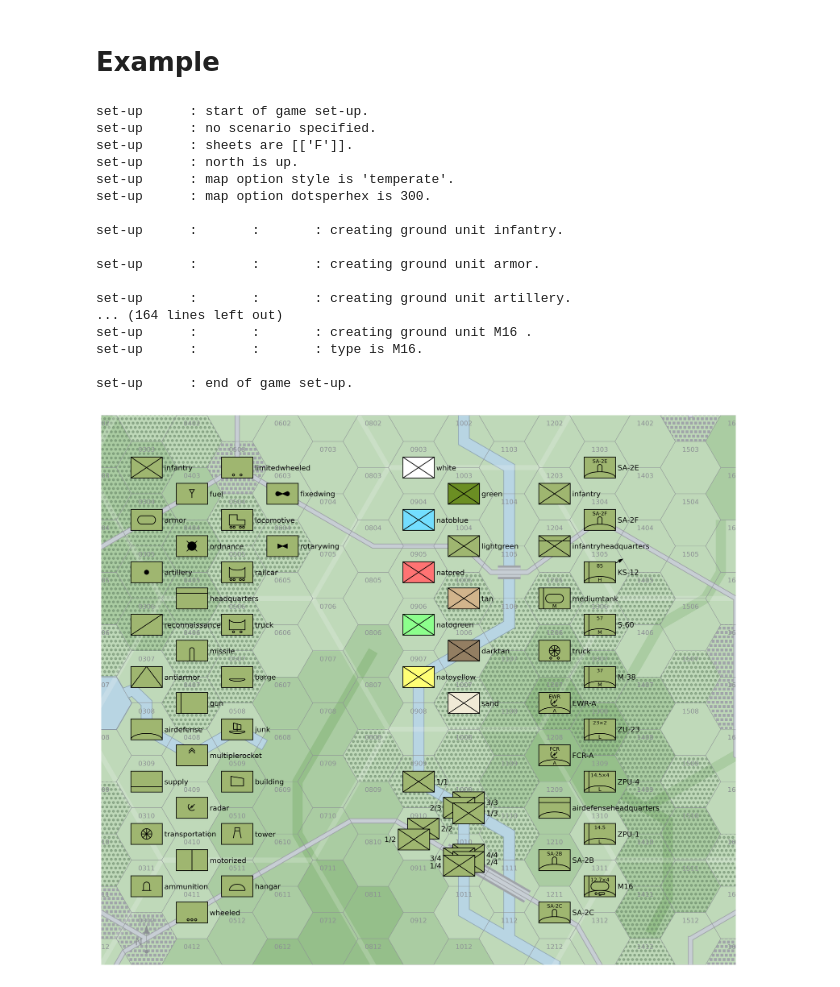
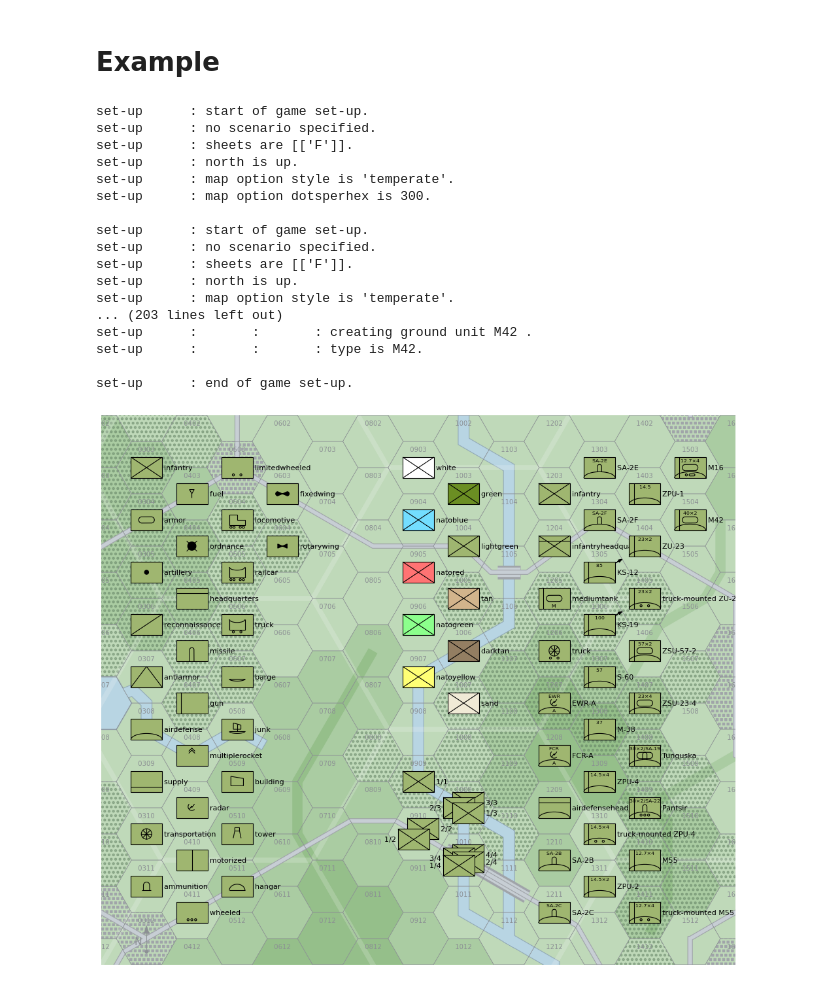
Before and after one commit to alanwatsonforster/glass, a Jupyter notebook: Ground Units.ipynb, the cells around one changed output. Drawn from its saved outputs; the diff is of its cells as text; code cells hidden in the pictures.

```diff
--- a/Ground Units.ipynb
+++ b/Ground Units.ipynb
@@ -8,6 +8,7 @@ from glass import *
 # Example
 # %%
 startgamesetup(None, sheets=[["F"]], variants=["use version 2.4 rules","use house rules"], style="temperate", dotsperhex=300, writelogfiles=False)
+startgamesetup(None, sheets=[["F"]], variants=["use version 2.4 rules","use house rules"], style="temperate", writelogfiles=False)
 
 x = 3
 y = 3
@@ -63,42 +64,42 @@ for s in [
     "mediumtank",
     "truck",
     "EWR-A",
     "FCR-A",
     "airdefenseheadquarters",
     "SA-2B", "SA-2C", "SA-2E", "SA-2F",
-    "KS-12", "S-60", "M-38", "ZU-23", "ZPU-4", "ZPU-1",
-    "M16"
+    "KS-12", "KS-19", "S-60", "M-38", "ZPU-4", "truck-mounted ZPU-4", "ZPU-2", "ZPU-1", "ZU-23", "truck-mounted ZU-23", "ZSU-57-2", "ZSU-23-4", "Tunguska", "Pantsir",
+    "M55", "truck-mounted M55", "M16", "M42",
     ]:
     hexcode = "F-%02d%02d" % (x, y)
-    if s == "KS-12":
+    if s.startswith("KS"):
         azimuth = "ENE"
     else:
         azimuth = None
     setupgroundunit(s + " ", hexcode, s, azimuth=azimuth, color="lightgreen")
     y += 1
     if y == 12:
         x += 1
         y = 3
 
 endgamesetup()
 drawmap(zoom=False, xmin=2, xmax=16, ymin=13, ymax=23.5)
 #drawmap(zoom=False, xmin=2, xmax=16, ymin=13, ymax=23.5, compactstacks=False)
 # %% [output]
 set-up      : start of game set-up.
 set-up      : no scenario specified.
 set-up      : sheets are [['F']].
 set-up      : north is up.
 set-up      : map option style is 'temperate'.
 set-up      : map option dotsperhex is 300.
 
-set-up      :       :       : creating ground unit infantry.
-
-set-up      :       :       : creating ground unit armor.
-
-set-up      :       :       : creating ground unit artillery.
-... (164 lines left out)
-set-up      :       :       : creating ground unit M16 .
-set-up      :       :       : type is M16.
+set-up      : start of game set-up.
+set-up      : no scenario specified.
+set-up      : sheets are [['F']].
+set-up      : north is up.
+set-up      : map option style is 'temperate'.
+... (203 lines left out)
+set-up      :       :       : creating ground unit M42 .
+set-up      :       :       : type is M42.
 
 set-up      : end of game set-up.
-[figure, old version]
+[figure, new version]
```
Also changed, not shown: 19 other files.
